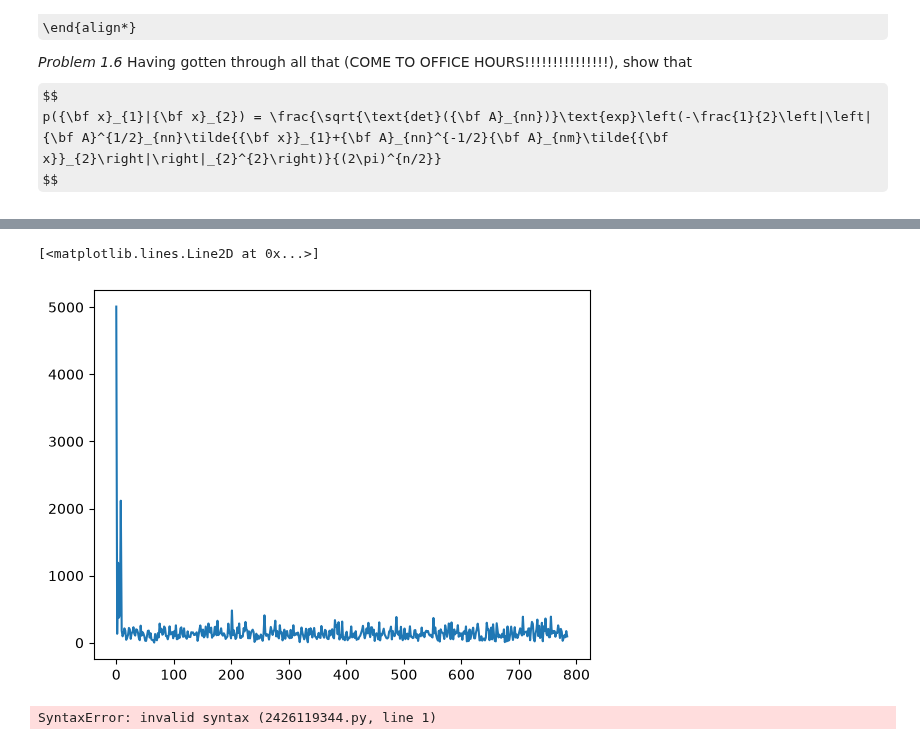
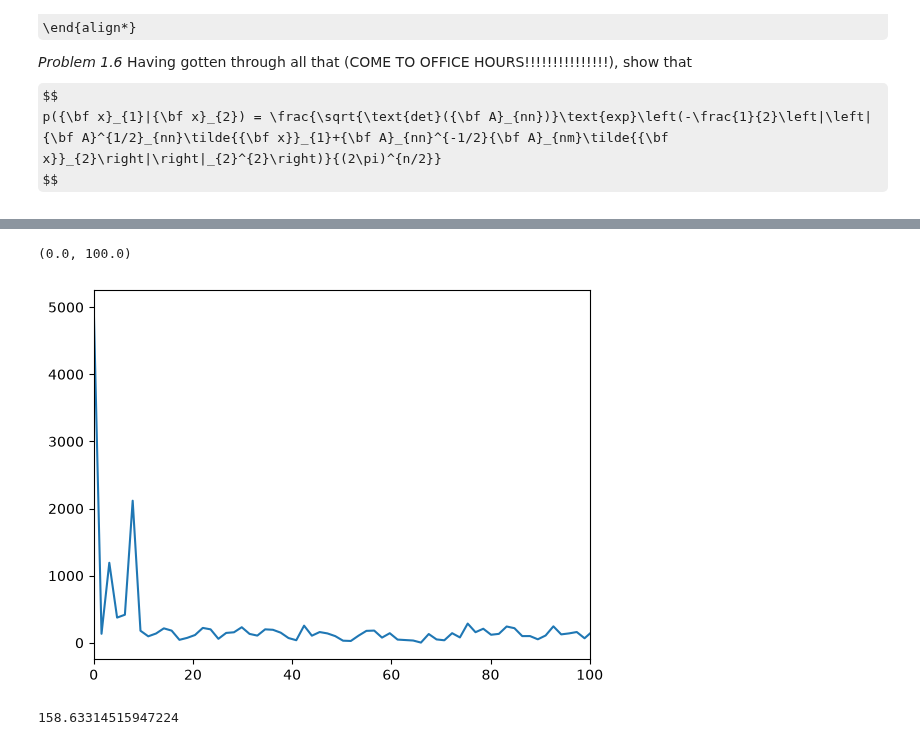
Before and after one commit to aadib2/Math_540_Fall_2026, a Jupyter notebook: Homework/Homework_Five.ipynb, the cells around one changed output, grey strips where cells are left out. Saved outputs shown, nothing was run; the diff lists cells and outputs as text; code cells hidden in the pictures; some formulas as TeX source.

```diff
--- a/Homework/Homework_Five.ipynb
+++ b/Homework/Homework_Five.ipynb
@@ -128,17 +493,20 @@ To figure out the frequencies, you need to use a Fast Fourier Transform (FFT; se
 # %%
 npts = yvals2.size
 kvals = np.arange(int(npts/2)) * 2.*np.pi/xvals2[-1] # scale using period equal to max of xval
 yfreq_plot = np.abs(fft(yvals2))[:int(npts/2)]
 plt.plot(kvals, yfreq_plot) # you might want to use slicing to zoom in on the frequencies you're most interested in
+plt.xlim(0, 100)
 # %% [output]
-[<matplotlib.lines.Line2D at 0x...>]
+(0.0, 100.0)
-[figure, old version]
+[figure, new version]
 # %%
-freqs = #what frequencies are you going to pick?
+freqs = np.array([0, 3, 8]) # approximate peaks
 cp = cos_mat_maker(xvals2, freqs)
 alpha, error = least_squares_solve(cp, yvals2)
-# %% [output]
-SyntaxError: invalid syntax (2426119344.py, line 1)
+# %%
+print(error)
+# %% [output]
+158.63314515947224
 # %%
 plt.plot(xvals2, cp @ alpha, color='k', ls='--')
 plt.scatter(xvals2, yvals2, color='r', s = 1.)
```
Also changed, not shown: parts of 7 cells of this notebook, 1 other file.
